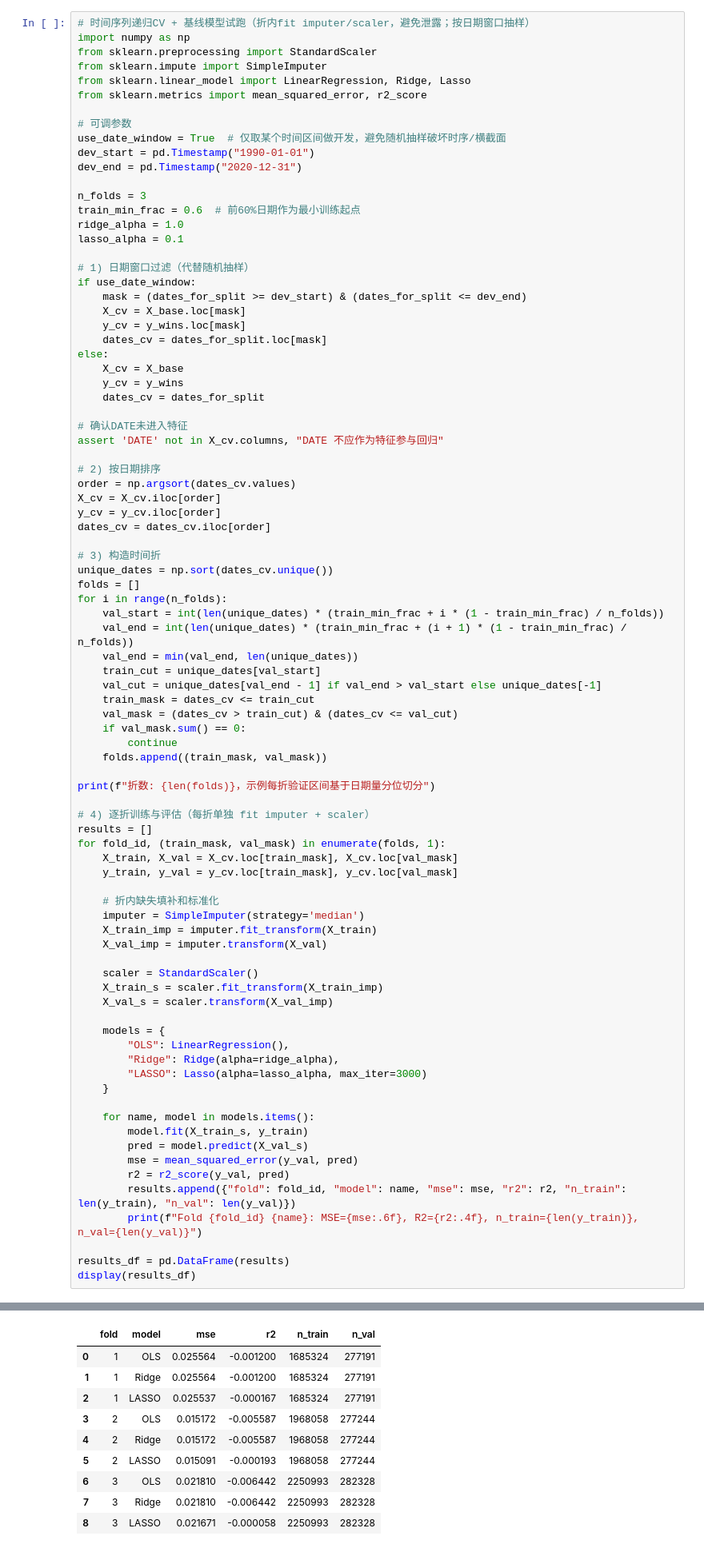
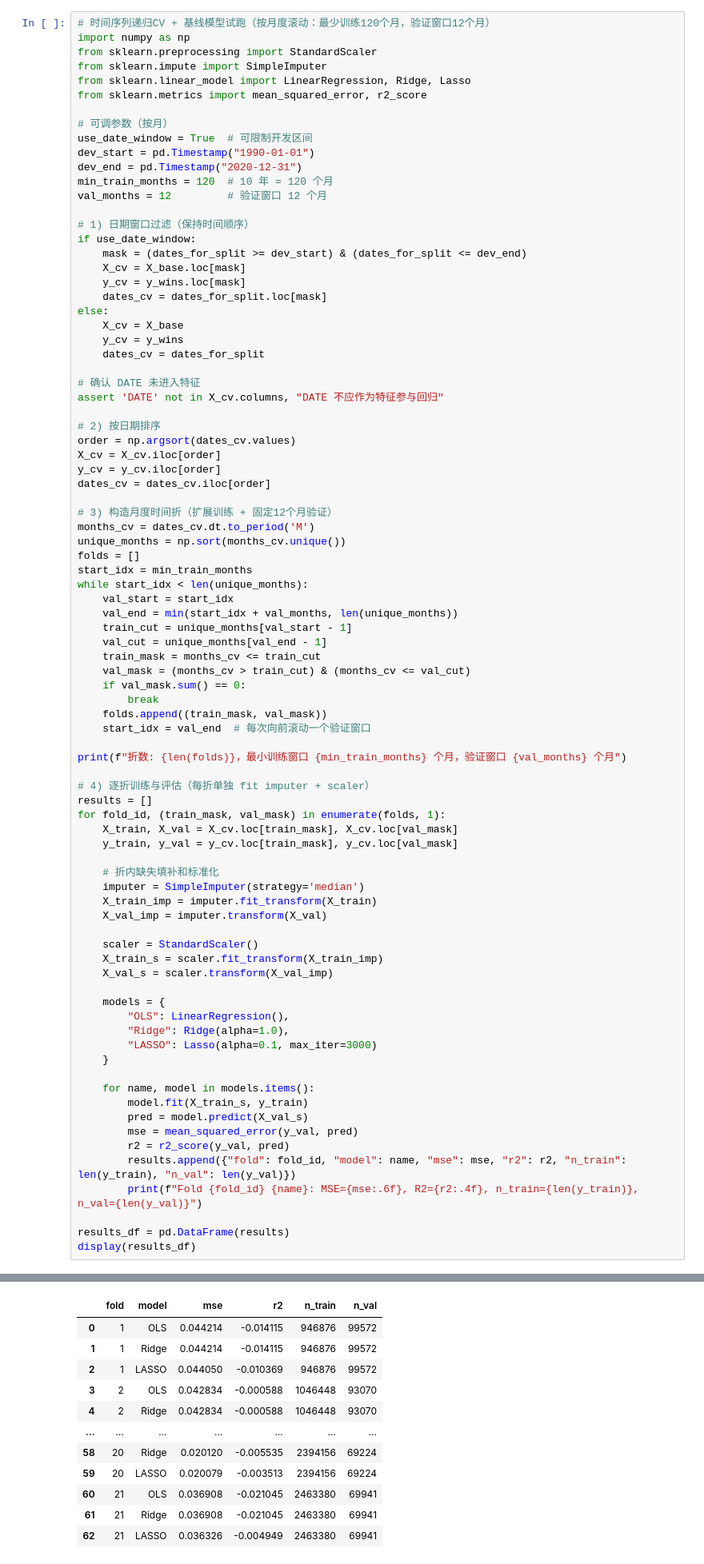
Before and after one commit to George-hardworking/machine-learning-for-finance, a Jupyter notebook: Assignment1/scripts/assignment1_kaibiao.ipynb, the cells around one changed output, grey strips where cells are left out. Shown at 80% size. Saved outputs shown, nothing was run; the diff lists cells and outputs as text.

Commit message:
major update: ten years windows

```diff
--- a/Assignment1/scripts/assignment1_kaibiao.ipynb
+++ b/Assignment1/scripts/assignment1_kaibiao.ipynb
@@ -258,24 +258,21 @@ Name: RET, dtype: float64
 - 每折：训练内 `StandardScaler` 拟合，验证集仅 transform；训练 OLS、Ridge、LASSO，输出 MSE、R²。
 - 视需要调整折数、窗口比例、正则化超参网格。
 # %%
-# 时间序列递归CV + 基线模型试跑（折内fit imputer/scaler，避免泄露；按日期窗口抽样）
+# 时间序列递归CV + 基线模型试跑（按月度滚动：最少训练120个月，验证窗口12个月）
 import numpy as np
 from sklearn.preprocessing import StandardScaler
 from sklearn.impute import SimpleImputer
 from sklearn.linear_model import LinearRegression, Ridge, Lasso
 from sklearn.metrics import mean_squared_error, r2_score
 
-# 可调参数
-use_date_window = True  # 仅取某个时间区间做开发，避免随机抽样破坏时序/横截面
+# 可调参数（按月）
+use_date_window = True  # 可限制开发区间
 dev_start = pd.Timestamp("1990-01-01")
 dev_end = pd.Timestamp("2020-12-31")
+min_train_months = 120  # 10 年 = 120 个月
+val_months = 12         # 验证窗口 12 个月
 
-n_folds = 3
-train_min_frac = 0.6  # 前60%日期作为最小训练起点
-ridge_alpha = 1.0
-lasso_alpha = 0.1
-
-# 1) 日期窗口过滤（代替随机抽样）
+# 1) 日期窗口过滤（保持时间顺序）
 if use_date_window:
     mask = (dates_for_split >= dev_start) & (dates_for_split <= dev_end)
     X_cv = X_base.loc[mask]
@@ -286,7 +283,7 @@ else:
     y_cv = y_wins
     dates_cv = dates_for_split
 
-# 确认DATE未进入特征
+# 确认 DATE 未进入特征
 assert 'DATE' not in X_cv.columns, "DATE 不应作为特征参与回归"
 
 # 2) 按日期排序
@@ -295,22 +292,24 @@ X_cv = X_cv.iloc[order]
 y_cv = y_cv.iloc[order]
 dates_cv = dates_cv.iloc[order]
 
-# 3) 构造时间折
-unique_dates = np.sort(dates_cv.unique())
+# 3) 构造月度时间折（扩展训练 + 固定12个月验证）
+months_cv = dates_cv.dt.to_period('M')
+unique_months = np.sort(months_cv.unique())
 folds = []
-for i in range(n_folds):
-    val_start = int(len(unique_dates) * (train_min_frac + i * (1 - train_min_frac) / n_folds))
-    val_end = int(len(unique_dates) * (train_min_frac + (i + 1) * (1 - train_min_frac) / n_folds))
-    val_end = min(val_end, len(unique_dates))
-    train_cut = unique_dates[val_start]
-    val_cut = unique_dates[val_end - 1] if val_end > val_start else unique_dates[-1]
-    train_mask = dates_cv <= train_cut
-    val_mask = (dates_cv > train_cut) & (dates_cv <= val_cut)
+start_idx = min_train_months
+while start_idx < len(unique_months):
+    val_start = start_idx
+    val_end = min(start_idx + val_months, len(unique_months))
+    train_cut = unique_months[val_start - 1]
+    val_cut = unique_months[val_end - 1]
+    train_mask = months_cv <= train_cut
+    val_mask = (months_cv > train_cut) & (months_cv <= val_cut)
     if val_mask.sum() == 0:
-        continue
+        break
     folds.append((train_mask, val_mask))
+    start_idx = val_end  # 每次向前滚动一个验证窗口
 
-print(f"折数: {len(folds)}，示例每折验证区间基于日期量分位切分")
+print(f"折数: {len(folds)}，最小训练窗口 {min_train_months} 个月，验证窗口 {val_months} 个月")
 
 # 4) 逐折训练与评估（每折单独 fit imputer + scaler）
 results = []
@@ -329,8 +328,8 @@ for fold_id, (train_mask, val_mask) in enumerate(folds, 1):
 
     models = {
         "OLS": LinearRegression(),
-        "Ridge": Ridge(alpha=ridge_alpha),
-        "LASSO": Lasso(alpha=lasso_alpha, max_iter=3000)
+        "Ridge": Ridge(alpha=1.0),
+        "LASSO": Lasso(alpha=0.1, max_iter=3000)
     }
 
     for name, model in models.items():
@@ -357,10 +363,12 @@ Fold 3 LASSO: MSE=0.021671, R2=-0.0001, n_train=2250993, n_val=282328
 |  | fold | model | mse | r2 | n_train | n_val |
-| 0 | 1 | OLS | 0.025564 | -0.001200 | 1685324 | 277191 |
-| 1 | 1 | Ridge | 0.025564 | -0.001200 | 1685324 | 277191 |
-| 2 | 1 | LASSO | 0.025537 | -0.000167 | 1685324 | 277191 |
-| 3 | 2 | OLS | 0.015172 | -0.005587 | 1968058 | 277244 |
-| 4 | 2 | Ridge | 0.015172 | -0.005587 | 1968058 | 277244 |
-| 5 | 2 | LASSO | 0.015091 | -0.000193 | 1968058 | 277244 |
-| 6 | 3 | OLS | 0.021810 | -0.006442 | 2250993 | 282328 |
-| 7 | 3 | Ridge | 0.021810 | -0.006442 | 2250993 | 282328 |
-| 8 | 3 | LASSO | 0.021671 | -0.000058 | 2250993 | 282328 |
+| 0 | 1 | OLS | 0.044214 | -0.014115 | 946876 | 99572 |
+| 1 | 1 | Ridge | 0.044214 | -0.014115 | 946876 | 99572 |
+| 2 | 1 | LASSO | 0.044050 | -0.010369 | 946876 | 99572 |
+| 3 | 2 | OLS | 0.042834 | -0.000588 | 1046448 | 93070 |
+| 4 | 2 | Ridge | 0.042834 | -0.000588 | 1046448 | 93070 |
+| ... | ... | ... | ... | ... | ... | ... |
+| 58 | 20 | Ridge | 0.020120 | -0.005535 | 2394156 | 69224 |
+| 59 | 20 | LASSO | 0.020079 | -0.003513 | 2394156 | 69224 |
+| 60 | 21 | OLS | 0.036908 | -0.021045 | 2463380 | 69941 |
+| 61 | 21 | Ridge | 0.036908 | -0.021045 | 2463380 | 69941 |
+| 62 | 21 | LASSO | 0.036326 | -0.004949 | 2463380 | 69941 |
```
Also changed, not shown: parts of 6 cells of this notebook.
